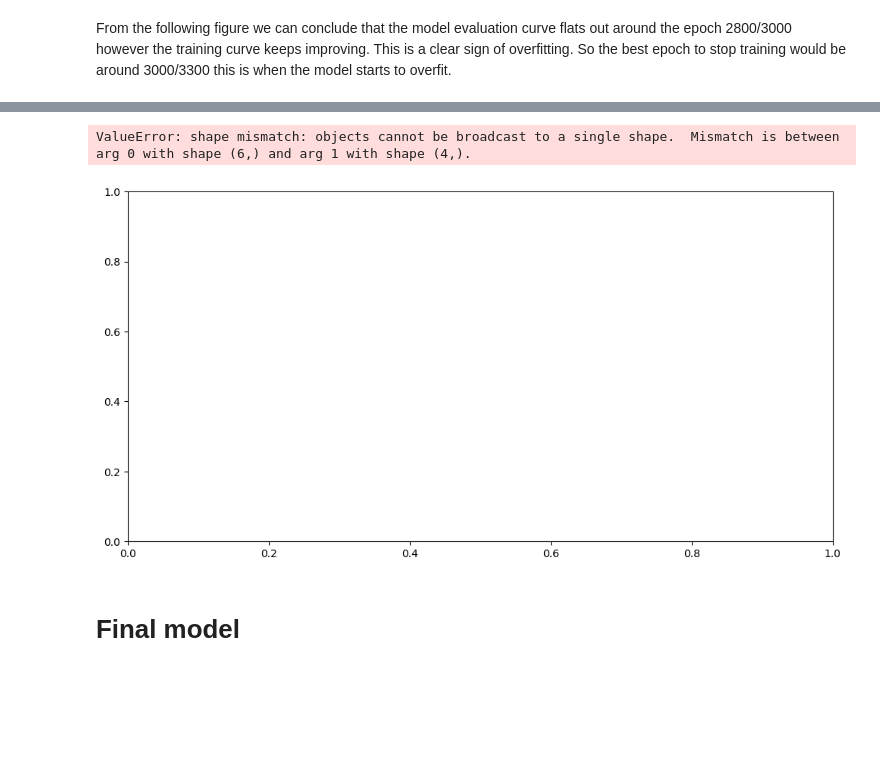
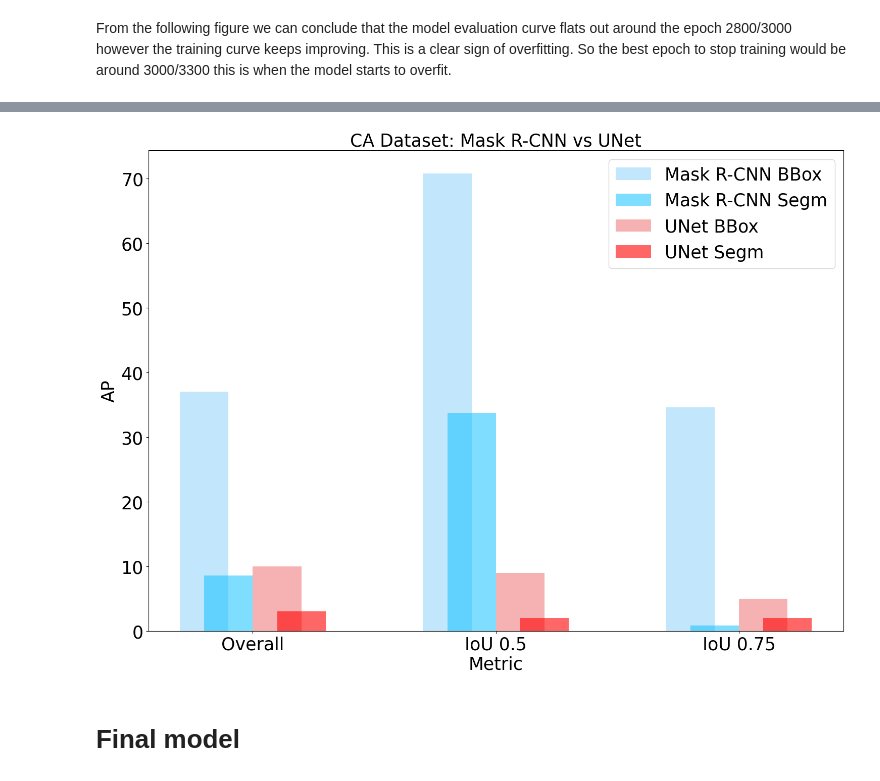
Before and after one commit to femartip/Detection-Microfibres-in-Sludge, a Jupyter notebook: Fine_tuned_Detectron2/Utils/cv_results_CA.ipynb, the cells around one changed output, grey strips where cells are left out. Saved outputs shown, nothing was run; the diff lists cells and outputs as text; code cells hidden in the pictures; blank space fills up the shorter version.

```diff
--- a/Fine_tuned_Detectron2/Utils/cv_results_CA.ipynb
+++ b/Fine_tuned_Detectron2/Utils/cv_results_CA.ipynb
@@ -545,3 +616,6 @@ sam_AP_bbox = [0.0, 0.001, 0.0, 0.0, 0.001, 0.002]
+# %%
+unet_segm_results = [3, 2, 2]
+unet_bbox_results = [10, 9, 5]
 # %%
 # Create a DataFrame for the new data
 additional_data = {
@@ -554,7 +626,7 @@ additional_data = {
 additional_df = pd.DataFrame(additional_data)
 # %%
 # Bar plot for the final model at epoch 3500
-fig, ax = plt.subplots(1, 1, figsize=(10, 5))
+fig, ax = plt.subplots(1, 1, figsize=(15, 11))
 
 bbox_metrics = ['bbox/AP', 'bbox/APs', 'bbox/APm', 'bbox/APl']
 segm_metrics = ['segm/AP', 'segm/APs', 'segm/APm', 'segm/APl']
@@ -565,17 +637,17 @@ final_model_epoch_3500[bbox_metrics].plot(kind='bar', ax=ax, alpha=0.5, label= "
 # Plotting segm metrics
 final_model_epoch_3500[segm_metrics].plot(kind='bar', ax=ax, alpha=0.5, label= "Segmentation", color='deepskyblue', position=0)
 
-ax.legend(fontsize=20)
-ax.set_title('CA Dataset: Final Model', fontsize=20)
-ax.set_ylabel('AP', fontsize=20)
-ax.set_xlabel('Size', fontsize=20)
+ax.legend(fontsize=25)
+ax.set_title('CA Dataset', fontsize=25)
+ax.set_ylabel('AP', fontsize=25)
+ax.set_xlabel('Size', fontsize=25)
 
 # Set font size for y-axis tick labels
 for tick in ax.yaxis.get_major_ticks():
-    tick.label.set_fontsize(20)
+    tick.label.set_fontsize(25)
 
 #Change x-axis labels
-ax.set_xticklabels(['All','Small', 'Medium', 'Large'], rotation=0, fontsize=15)
+ax.set_xticklabels(['All','Small', 'Medium', 'Large'], rotation=0, fontsize=25)
 
 
 
@@ -594,48 +666,43 @@ Name: 1449, dtype: float64
 # %%
+bbox_metrics = ['bbox/AP', 'bbox/AP50', 'bbox/AP75']
+segm_metrics = ['segm/AP', 'segm/AP50', 'segm/AP75']
 
-x_labels = ['Overall', 'IoU 0.5', 'IoU 0.75', 'Small', 'Medium', 'Large']
+x_labels = ['Overall', 'IoU 0.5', 'IoU 0.75']
 # Initialize the plot
-fig, ax = plt.subplots(figsize=(12, 6))
+fig, ax = plt.subplots(figsize=(15, 11))
 
 # Set bar width and positions
 bar_width = 0.2
 index = np.arange(len(x_labels))
 
 # Plotting Final Model Metrics
-ax.bar(index - 1.5*bar_width, final_model_epoch_3500[bbox_metrics].values.flatten(), bar_width,
-       alpha=0.6, label='Final Model BBox', color='lightskyblue')
-ax.bar(index - 0.5*bar_width, final_model_epoch_3500[segm_metrics].values.flatten(), bar_width,
-       alpha=0.6, label='Final Model Segm', color='deepskyblue')
+ax.bar(index - 0.5*bar_width, final_model_epoch_3500[bbox_metrics].values.flatten(), bar_width,
+       alpha=0.5, label='Mask R-CNN BBox', color='lightskyblue')
+ax.bar(index, final_model_epoch_3500[segm_metrics].values.flatten(), bar_width,
+       alpha=0.5, label='Mask R-CNN Segm', color='deepskyblue')
 
-# Plotting Detectron2 Metrics
-ax.bar(index + 0.5*bar_width, detectron2_AP_bbox, bar_width,
-       alpha=0.6, label='Detectron2 BBox', color='lightcoral')
-ax.bar(index + 1.5*bar_width, detectron2_AP_segm, bar_width,
-       alpha=0.6, label='Detectron2 Segm', color='indianred')
-
-# Plotting SAM Metrics
-ax.bar(index + 2.5*bar_width, sam_AP_bbox, bar_width,
-       alpha=0.6, label='SAM BBox', color='lightgreen')
-ax.bar(index + 3.5*bar_width, sam_AP_segm, bar_width,
-       alpha=0.6, label='SAM Segm', color='seagreen')
+# Plotting UNet Metrics
+ax.bar(index + bar_width, unet_bbox_results, bar_width,
+       alpha=0.6, label='UNet BBox', color='lightcoral')
+ax.bar(index + 1.5*bar_width, unet_segm_results, bar_width,
+       alpha=0.6, label='UNet Segm', color='red')
 
 # Customize the plot
-ax.set_title('CA Dataset: Final Model and Additional Models Validation Metrics', fontsize=20)
-ax.set_ylabel('AP', fontsize=20)
-ax.set_xlabel('Metric', fontsize=20)
-ax.set_xticks(index + bar_width)
-ax.set_xticklabels(x_labels, rotation=0, fontsize=15)
+ax.set_title('CA Dataset: Mask R-CNN vs UNet', fontsize=25)
+ax.set_ylabel('AP', fontsize=25)
+ax.set_xlabel('Metric', fontsize=25)
+ax.set_xticks(index + bar_width / 2)
+ax.set_xticklabels(x_labels, rotation=0, fontsize=25)
+for tick in ax.yaxis.get_major_ticks():
+    tick.label.set_fontsize(25)
 
-
-
-ax.legend(fontsize=20)
+ax.legend(fontsize=25)
 
 # Show the plot
 plt.tight_layout()
 plt.show()
 # %% [output]
-ValueError: shape mismatch: objects cannot be broadcast to a single shape.  Mismatch is between arg 0 with shape (6,) and arg 1 with shape (4,).
-[figure, old version]
+[figure, new version]
 # %% [markdown]
 # Final model
 # %% [markdown]
```
Also changed, not shown: parts of 17 cells of this notebook, 2 other files.
